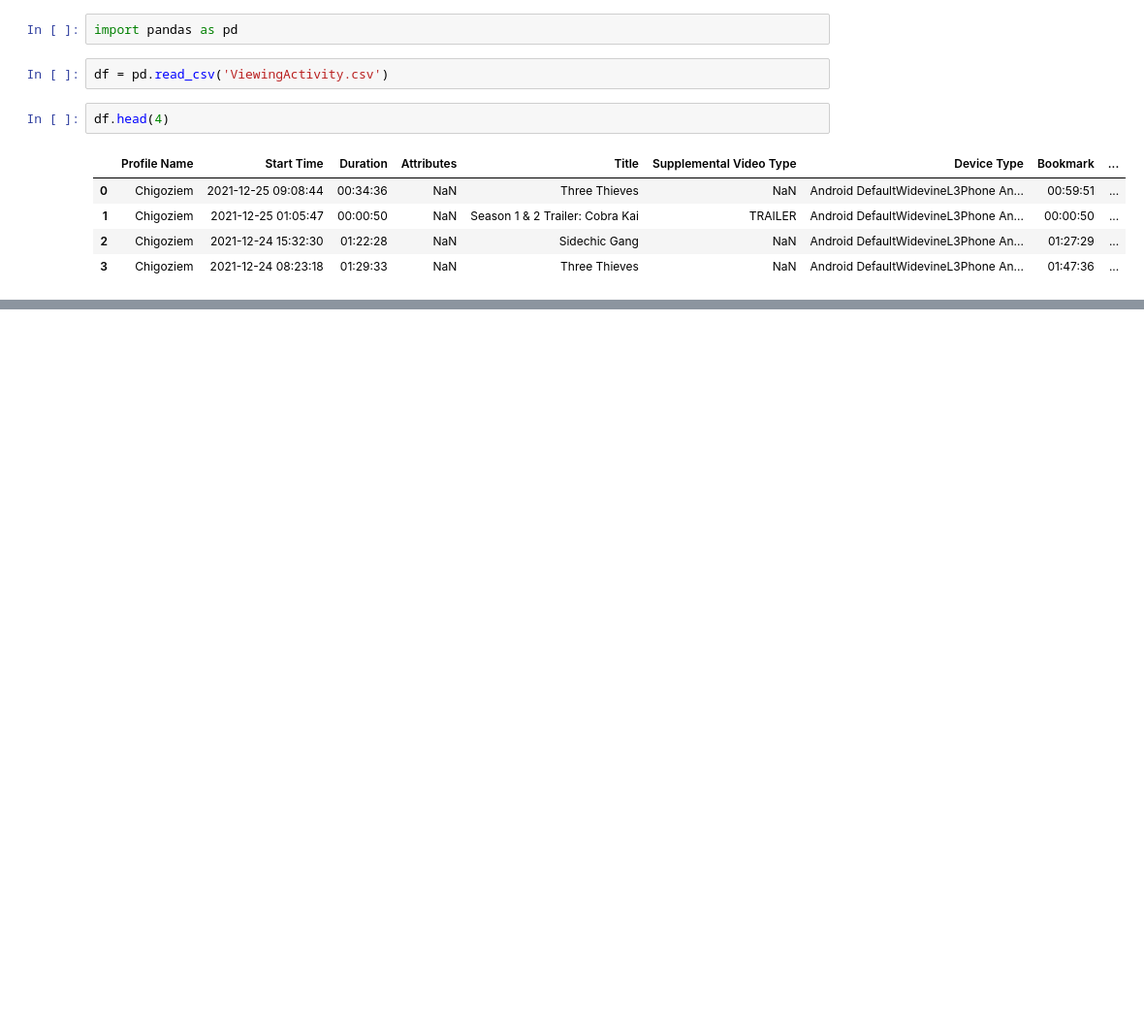
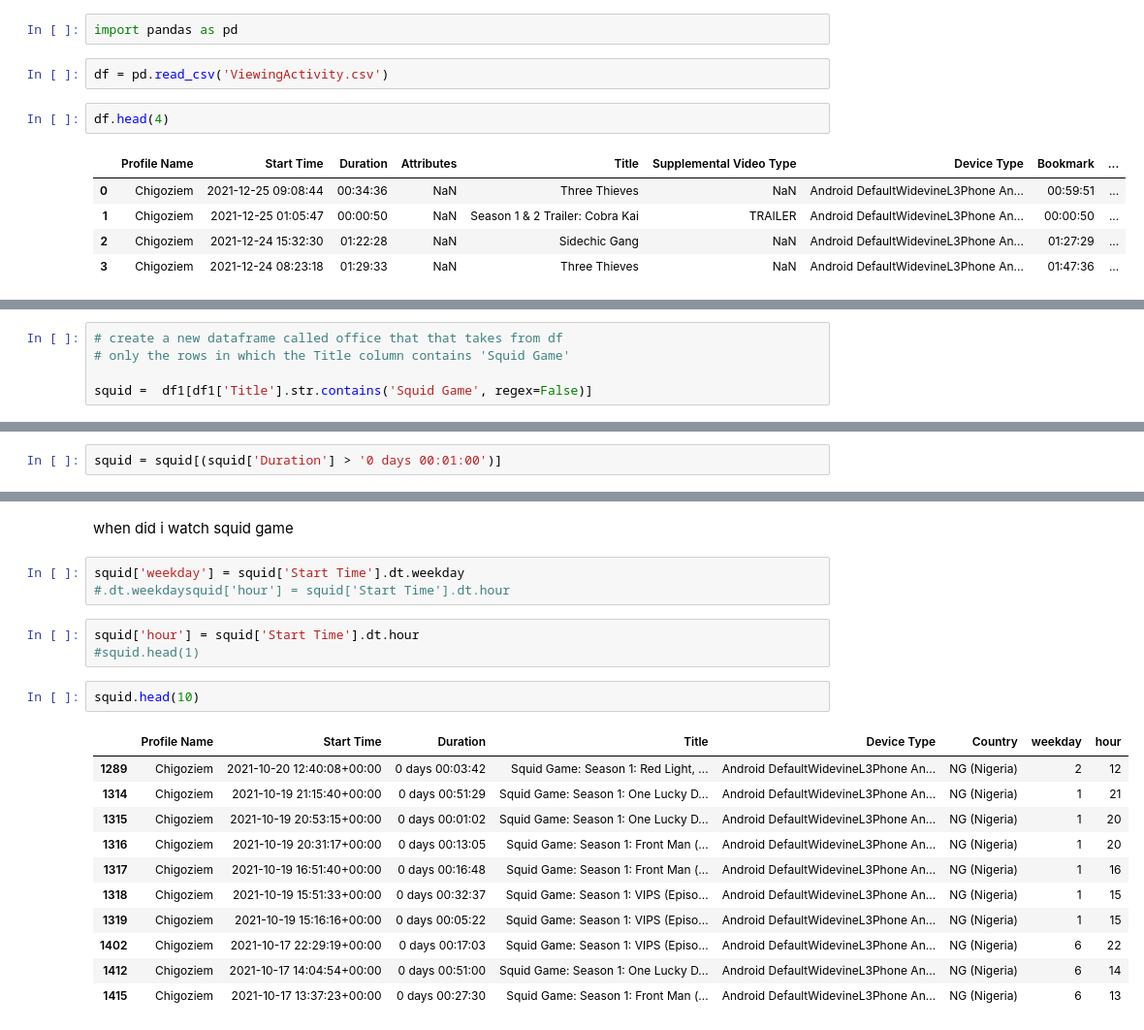
Before and after one commit to gigikenneth/netflix, a Jupyter notebook: netflix_data.ipynb, the cells around one changed output, grey strips where cells are left out. Shown at 97% size. Saved outputs shown, nothing was run; the diff lists cells and outputs as text; blank space fills up the shorter version.

```diff
--- a/netflix_data.ipynb
+++ b/netflix_data.ipynb
@@ -33,0 +100,5 @@ df1.head()
+# %%
+# create a new dataframe called office that that takes from df
+# only the rows in which the Title column contains 'Squid Game'
+
+squid =  df1[df1['Title'].str.contains('Squid Game', regex=False)]
@@ -33,0 +123,2 @@ df1.head()
+# %%
+squid = squid[(squid['Duration'] > '0 days 00:01:00')]
@@ -33,0 +133,22 @@ df1.head()
+# %% [markdown]
+when did i watch squid game
+# %%
+squid['weekday'] = squid['Start Time'].dt.weekday
+#.dt.weekdaysquid['hour'] = squid['Start Time'].dt.hour
+# %%
+squid['hour'] = squid['Start Time'].dt.hour
+#squid.head(1)
+# %%
+squid.head(10)
+# %% [output]
+|  | Profile Name | Start Time | Duration | Title | Device Type | Country | weekday | hour |
+| 1289 | Chigoziem | 2021-10-20 12:40:08+00:00 | 0 days 00:03:42 | Squid Game: Season 1: Red Light, ... | Android DefaultWidevineL3Phone An... | NG (Nigeria) | 2 | 12 |
+| 1314 | Chigoziem | 2021-10-19 21:15:40+00:00 | 0 days 00:51:29 | Squid Game: Season 1: One Lucky D... | Android DefaultWidevineL3Phone An... | NG (Nigeria) | 1 | 21 |
+| 1315 | Chigoziem | 2021-10-19 20:53:15+00:00 | 0 days 00:01:02 | Squid Game: Season 1: One Lucky D... | Android DefaultWidevineL3Phone An... | NG (Nigeria) | 1 | 20 |
+| 1316 | Chigoziem | 2021-10-19 20:31:17+00:00 | 0 days 00:13:05 | Squid Game: Season 1: Front Man (... | Android DefaultWidevineL3Phone An... | NG (Nigeria) | 1 | 20 |
+| 1317 | Chigoziem | 2021-10-19 16:51:40+00:00 | 0 days 00:16:48 | Squid Game: Season 1: Front Man (... | Android DefaultWidevineL3Phone An... | NG (Nigeria) | 1 | 16 |
+| 1318 | Chigoziem | 2021-10-19 15:51:33+00:00 | 0 days 00:32:37 | Squid Game: Season 1: VIPS (Episo... | Android DefaultWidevineL3Phone An... | NG (Nigeria) | 1 | 15 |
+| 1319 | Chigoziem | 2021-10-19 15:16:16+00:00 | 0 days 00:05:22 | Squid Game: Season 1: VIPS (Episo... | Android DefaultWidevineL3Phone An... | NG (Nigeria) | 1 | 15 |
+| 1402 | Chigoziem | 2021-10-17 22:29:19+00:00 | 0 days 00:17:03 | Squid Game: Season 1: VIPS (Episo... | Android DefaultWidevineL3Phone An... | NG (Nigeria) | 6 | 22 |
+| 1412 | Chigoziem | 2021-10-17 14:04:54+00:00 | 0 days 00:51:00 | Squid Game: Season 1: One Lucky D... | Android DefaultWidevineL3Phone An... | NG (Nigeria) | 6 | 14 |
+| 1415 | Chigoziem | 2021-10-17 13:37:23+00:00 | 0 days 00:27:30 | Squid Game: Season 1: Front Man (... | Android DefaultWidevineL3Phone An... | NG (Nigeria) | 6 | 13 |
```
Also changed, not shown: parts of 21 cells of this notebook.
